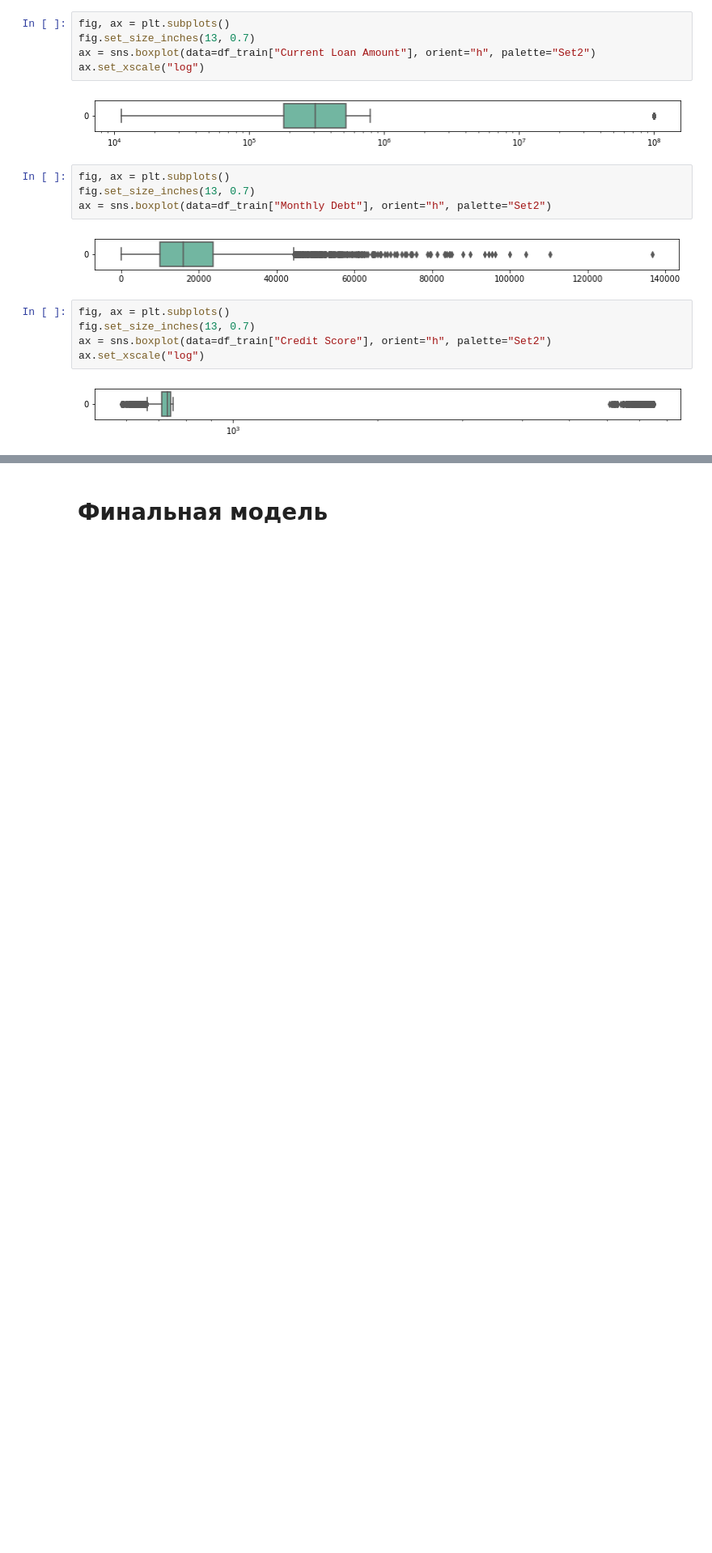
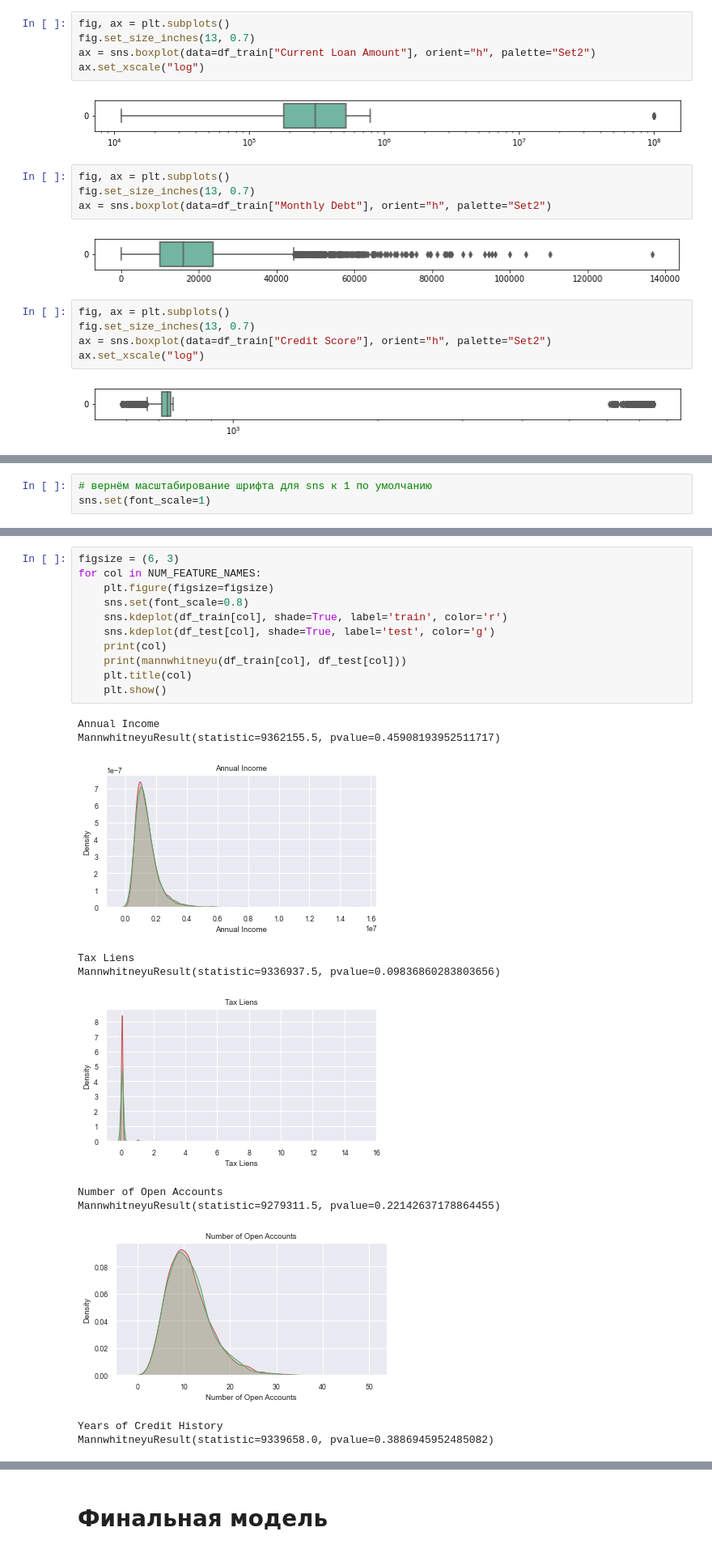
Before and after one commit to AndreiBazhenau/gb, a Jupyter notebook: ds_libs2/AKalinichenko_solution.ipynb, the cells around one changed output, grey strips where cells are left out. Shown at 81% size. Saved outputs shown, nothing was run; the diff lists cells and outputs as text; blank space fills up the shorter version.

```diff
--- a/ds_libs2/AKalinichenko_solution.ipynb
+++ b/ds_libs2/AKalinichenko_solution.ipynb
@@ -1033,0 +779,3 @@ df_train["Credit Score"].hist(bins=100, grid=False, log=True);
+# %%
+# вернём масштабирование шрифта для sns к 1 по умолчанию
+sns.set(font_scale=1)
@@ -1033,0 +793,23 @@ df_train["Credit Score"].hist(bins=100, grid=False, log=True);
+# %%
+figsize = (6, 3)
+for col in NUM_FEATURE_NAMES:
+    plt.figure(figsize=figsize)
+    sns.set(font_scale=0.8)
+    sns.kdeplot(df_train[col], shade=True, label='train', color='r')
+    sns.kdeplot(df_test[col], shade=True, label='test', color='g')
+    print(col)
+    print(mannwhitneyu(df_train[col], df_test[col]))
+    plt.title(col)
+    plt.show()
+# %% [output]
+Annual Income
+MannwhitneyuResult(statistic=9362155.5, pvalue=0.45908193952511717)
+[figure, added]
+Tax Liens
+MannwhitneyuResult(statistic=9336937.5, pvalue=0.09836860283803656)
+[figure, added]
+Number of Open Accounts
+MannwhitneyuResult(statistic=9279311.5, pvalue=0.22142637178864455)
+[figure, added]
+Years of Credit History
+MannwhitneyuResult(statistic=9339658.0, pvalue=0.3886945952485082)
```
Also changed, not shown: parts of 117 cells of this notebook, 26 other files.
